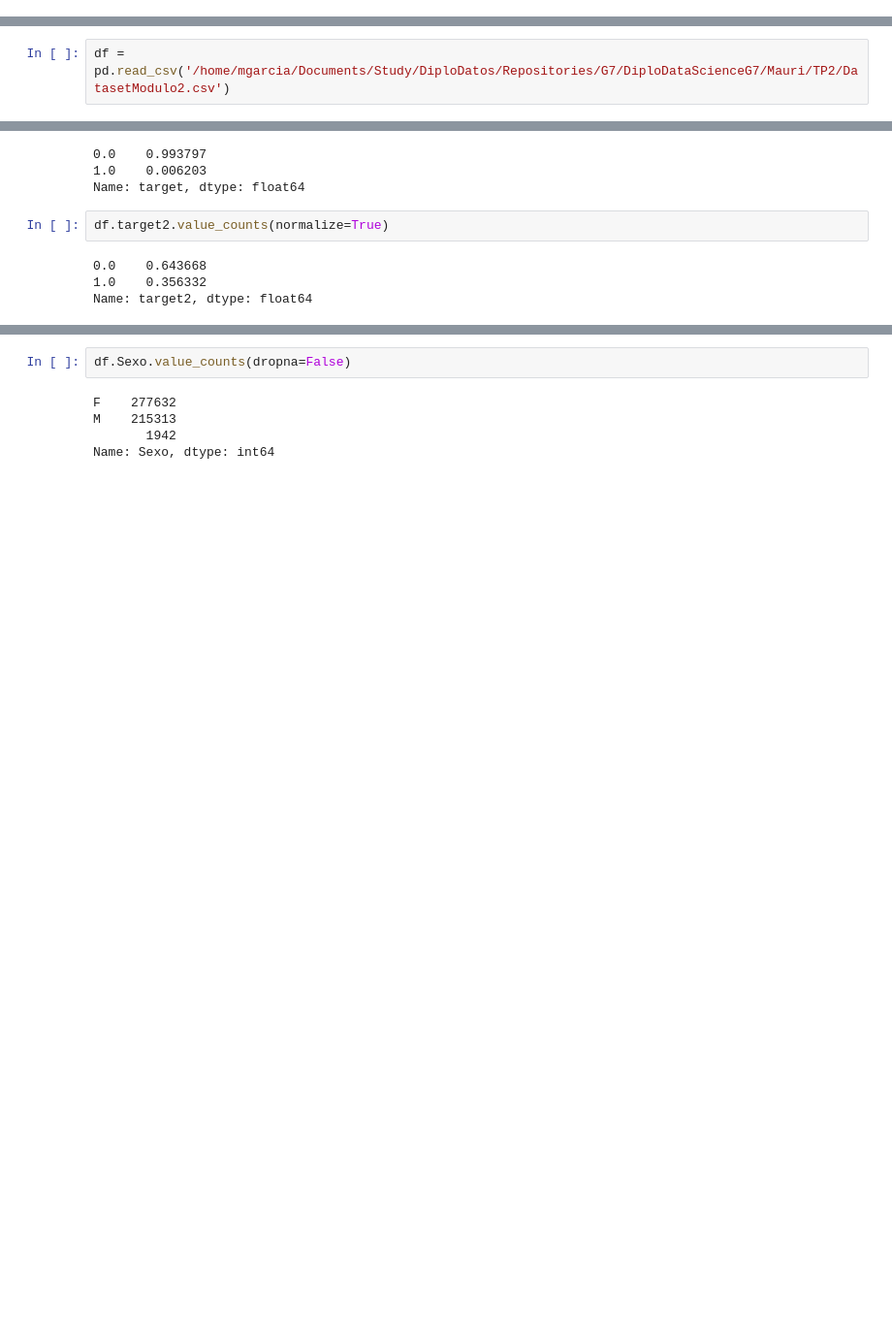
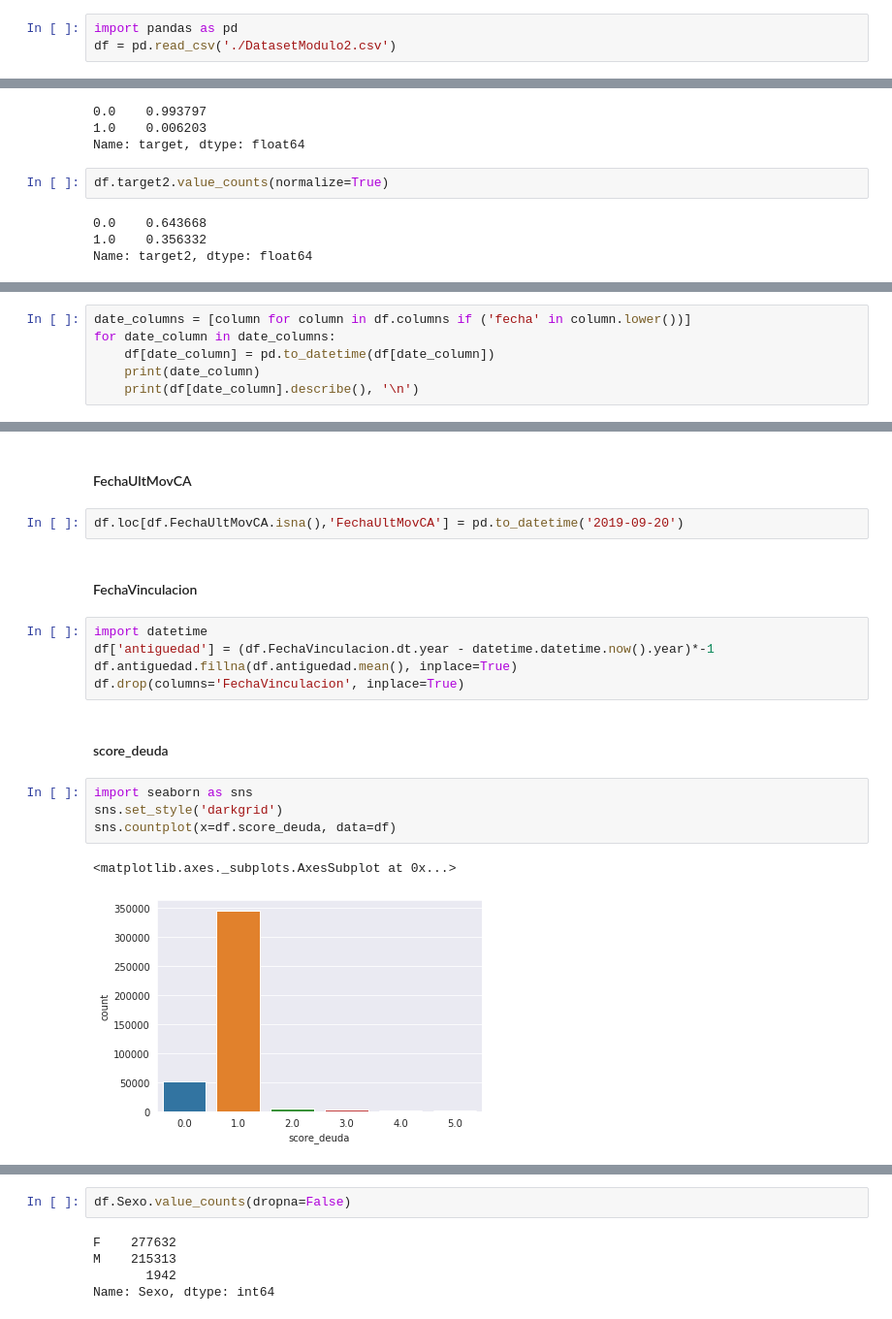
Before and after one commit to maurigarcia88/DiploDataScienceG7, a Jupyter notebook: Common/TP2/TP2_2Cohorte_G2.ipynb, the cells around one changed output, grey strips where cells are left out. Shown at 97% size. Drawn from its saved outputs; the diff is of its cells as text; blank space fills up the shorter version.

```diff
--- a/Common/TP2/TP2_2Cohorte_G2.ipynb
+++ b/Common/TP2/TP2_2Cohorte_G2.ipynb
@@ -12,0 +12,3 @@ Negocio nos dice que tuvo un equipo de científicos previamente que obtuvo unas
+# %%
+import pandas as pd
+df = pd.read_csv('./DatasetModulo2.csv')
@@ -56,2 +40,0 @@ def calculate_roc(testy,lr_probs):
-# %%
-df = pd.read_csv('/home/mgarcia/Documents/Study/DiploDatos/Repositories/G7/DiploDataScienceG7/Mauri/TP2/DatasetModulo2.csv')
@@ -99,0 +62,6 @@ Name: target2, dtype: float64
+# %%
+date_columns = [column for column in df.columns if ('fecha' in column.lower())]
+for date_column in date_columns:
+    df[date_column] = pd.to_datetime(df[date_column])
+    print(date_column)
+    print(df[date_column].describe(), '\n')
@@ -99,0 +116,20 @@ Name: target2, dtype: float64
+# %% [markdown]
+#### FechaUltMovCA
+# %%
+df.loc[df.FechaUltMovCA.isna(),'FechaUltMovCA'] = pd.to_datetime('2019-09-20')
+# %% [markdown]
+#### FechaVinculacion
+# %%
+import datetime
+df['antiguedad'] = (df.FechaVinculacion.dt.year - datetime.datetime.now().year)*-1
+df.antiguedad.fillna(df.antiguedad.mean(), inplace=True)
+df.drop(columns='FechaVinculacion', inplace=True)
+# %% [markdown]
+#### score_deuda
+# %%
+import seaborn as sns
+sns.set_style('darkgrid')
+sns.countplot(x=df.score_deuda, data=df)
+# %% [output]
+<matplotlib.axes._subplots.AxesSubplot at 0x...>
+[figure, added]
```
Also changed, not shown: parts of 277 cells of this notebook.
